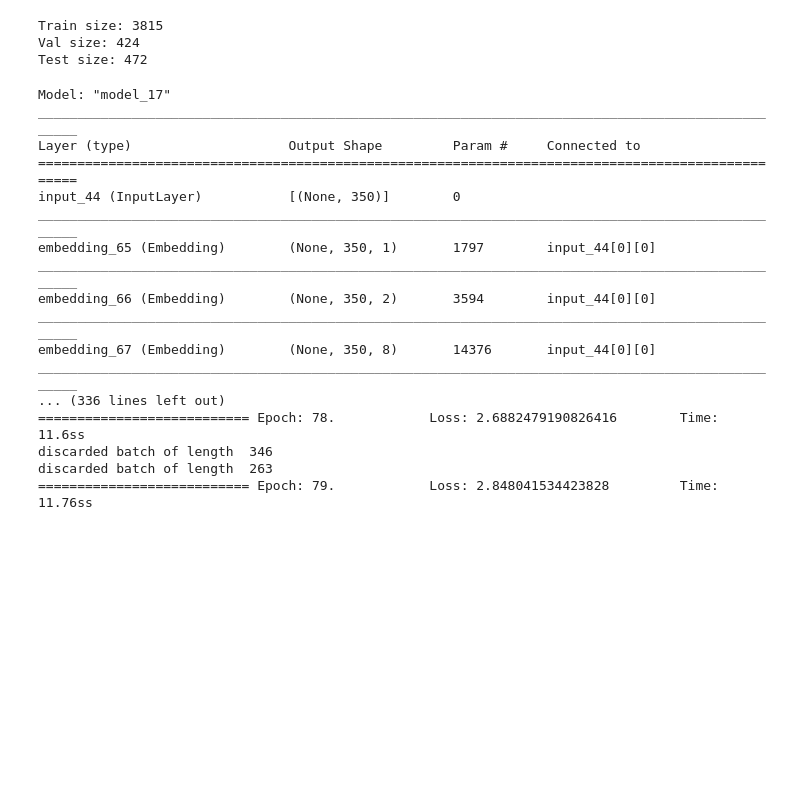
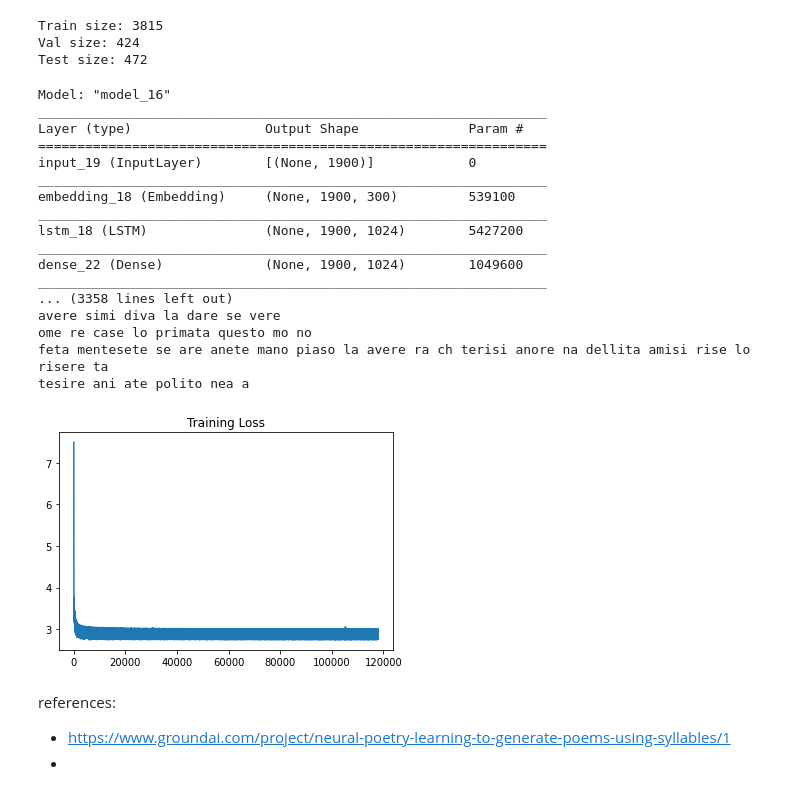
Before and after one commit to DanieleVeri/deep_comedy, a Jupyter notebook: preprocessing.ipynb, the cells around one changed output. Drawn from its saved outputs; the diff is of its cells as text; code cells hidden in the pictures; blank space fills up the shorter version.

```diff
--- a/preprocessing.ipynb
+++ b/preprocessing.ipynb
@@ -722,10 +722,10 @@ init = [poetry_sy_lm_dataset.vocabulary.word2id("<GO>")]
 init = np.asarray(init)
 init = np.expand_dims(init, axis=0)
 # %%
-batch_size = 350
+batch_size = 1900
 vocab_size = poetry_sy_lm_dataset.vocabulary.vocab_size + 2 # TODO: idk
-embedding_size = 8  #power of 2 to exploit cache
-lstm_dim = 2
+embedding_size = 300
+lstm_dim = 1024
 
 n_epochs = 1000
 learning_rate = 1e-3
@@ -748,38 +748,24 @@ gen = Sequential([
 ])
 '''
 inp = Input(shape=(batch_size,))
-emb_1 = Embedding(vocab_size, 1)(inp)
-lstm_1 = LSTM(1, return_sequences = True)(emb_1)
-d1 = Dense(1, activation=relu)(lstm_1)
+emb = Embedding(vocab_size, embedding_size)(inp)
 
-emb_2 = Embedding(vocab_size, 2)(inp)
-lstm_2 = LSTM(2, return_sequences = True)(emb_2)
-d2 = Dense(2, activation=relu)(lstm_2)
+lstm_1 = LSTM(lstm_dim, return_sequences = True)(emb)
+d1 = Dense(lstm_dim, activation=relu)(lstm_1)
+d2 = Dense(lstm_dim, activation=relu)(d1)
 
-emb_3 = Embedding(vocab_size, embedding_size)(inp)
-lstm_3 = LSTM(1000, return_sequences = True)(emb_3)
-d3 = Dense(1000, activation=relu)(lstm_3)
-
-merged = concatenate([d1,d2,d3])
-dense = Dense(vocab_size)(merged)
+dense = Dense(vocab_size)(d2)
 RNN = Model(inputs=inp, outputs=dense)
 RNN.summary()
 
 gen_inp = Input(batch_shape=(1,1))
-gen_emb_1 = Embedding(vocab_size, 1)(gen_inp)
-gen_lstm_1 = LSTM(1, return_sequences = True, stateful=True)(gen_emb_1)
-gen_d1 = Dense(1, activation=relu)(gen_lstm_1)
+gen_emb = Embedding(vocab_size, embedding_size)(gen_inp)
 
-gen_emb_2 = Embedding(vocab_size, 2)(gen_inp)
-gen_lstm_2 = LSTM(2, return_sequences = True, stateful=True)(gen_emb_2)
-gen_d2 = Dense(2, activation=relu)(gen_lstm_2)
+gen_lstm_1 = LSTM(lstm_dim, return_sequences = True, stateful=True)(gen_emb)
+gen_d1 = Dense(lstm_dim, activation=relu)(gen_lstm_1)
+gen_d2 = Dense(lstm_dim, activation=relu)(gen_d1)
 
-gen_emb_3 = Embedding(vocab_size, embedding_size)(gen_inp)
-gen_lstm_3 = LSTM(1000, return_sequences = True, stateful=True)(gen_emb_3)
-gen_d3 = Dense(1000, activation=relu)(gen_lstm_3)
-
-gen_merged = concatenate([gen_d1,gen_d2,gen_d3])
-gen_dense = Dense(vocab_size)(gen_merged)
+gen_dense = Dense(vocab_size)(gen_d2)
 gen = Model(inputs=gen_inp, outputs=gen_dense)
 gen.summary()
 
@@ -805,48 +791,52 @@ for epoch in range(n_epochs):
     start = time.time()
 
     for b in batches:
         x, y = b[0], b[1]
-
         if len(y) <= batch_size:
           print("discarded batch of length ", len(x))
           continue
 
         x = np.asarray(x)
         y = np.asarray(y)
         x = np.expand_dims(x[:batch_size], axis=1)
         y = np.expand_dims(y[1:batch_size+1], axis=1)
 
         current_loss = train_on_batch(x, y)
         loss_history.append(current_loss)
 
     print("=========================== Epoch: {}.  \t  Loss: {}  \t  Time: {}ss".format(
         epoch, current_loss.numpy(), round(time.time()-start, 2)))
 
     if epoch % 10 == 9:
         gen.set_weights(RNN.get_weights())
         print(generate_text(init, gen))
 
 
 plt.plot(loss_history)
 plt.title("Training Loss")
 plt.show()
 
 RNN.save("/lstm_dense.h5")
 # %% [output]
-Model: "model_17"
-__________________________________________________________________________________________________
-Layer (type)                    Output Shape         Param #     Connected to
-==================================================================================================
-input_44 (InputLayer)           [(None, 350)]        0
-__________________________________________________________________________________________________
-embedding_65 (Embedding)        (None, 350, 1)       1797        input_44[0][0]
-__________________________________________________________________________________________________
-embedding_66 (Embedding)        (None, 350, 2)       3594        input_44[0][0]
-__________________________________________________________________________________________________
-embedding_67 (Embedding)        (None, 350, 8)       14376       input_44[0][0]
-__________________________________________________________________________________________________
-... (336 lines left out)
-=========================== Epoch: 78.            Loss: 2.6882479190826416        Time: 11.6ss
-discarded batch of length  346
-discarded batch of length  263
-=========================== Epoch: 79.            Loss: 2.848041534423828         Time: 11.76ss
+Model: "model_16"
+_________________________________________________________________
+Layer (type)                 Output Shape              Param #
+=================================================================
+input_19 (InputLayer)        [(None, 1900)]            0
+_________________________________________________________________
+embedding_18 (Embedding)     (None, 1900, 300)         539100
+_________________________________________________________________
+lstm_18 (LSTM)               (None, 1900, 1024)        5427200
+_________________________________________________________________
+dense_22 (Dense)             (None, 1900, 1024)        1049600
+_________________________________________________________________
+... (3358 lines left out)
+avere simi diva la dare se vere
+ome re case lo primata questo mo no
+feta mentesete se are anete mano piaso la avere ra ch terisi anore na dellita amisi rise lo risere ta
+tesire ani ate polito nea a
+[figure, added]
+# %% [markdown]
+references:
+-  https://www.groundai.com/project/neural-poetry-learning-to-generate-poems-using-syllables/1
+-
```
Also changed, not shown: parts of 2 cells of this notebook.
